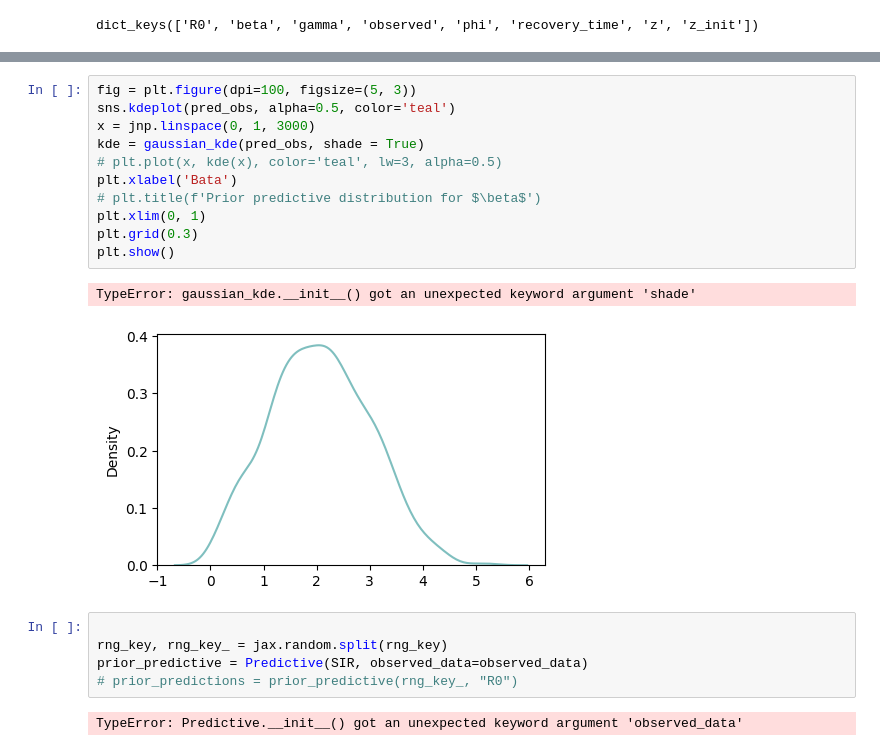
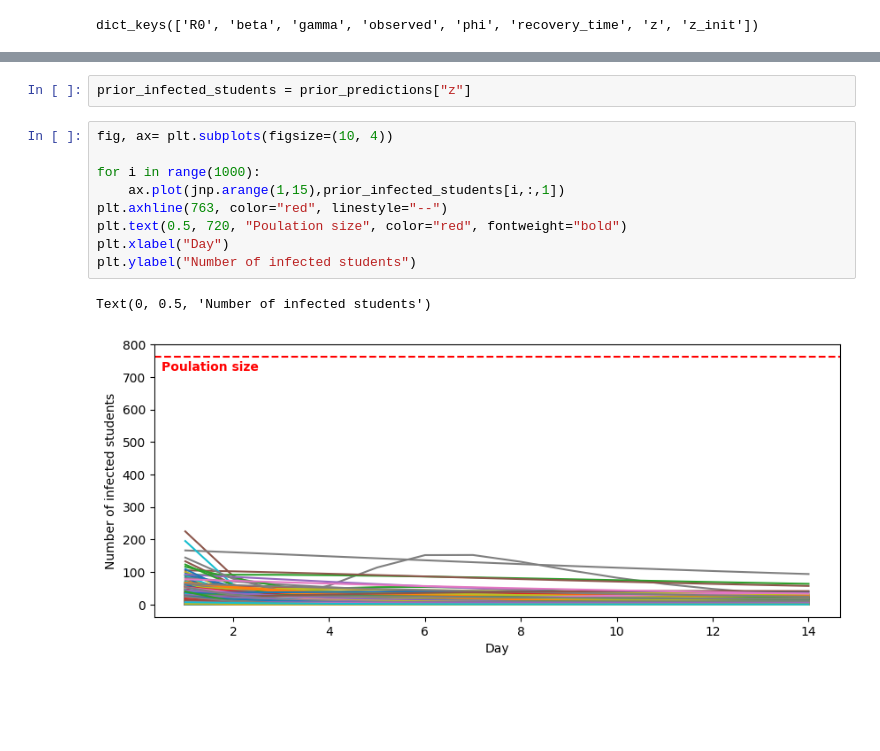
Before and after one commit to koomited/bayesian-epidemiology-project, a Jupyter notebook: project.ipynb, the cells around one changed output, grey strips where cells are left out. Saved outputs shown, nothing was run; the diff lists cells and outputs as text; blank space fills up the shorter version.

```diff
--- a/project.ipynb
+++ b/project.ipynb
@@ -239,21 +233,14 @@ hpdi_prior_pred = hpdi(pred_obs, 0.89)
-# %%
-fig = plt.figure(dpi=100, figsize=(5, 3))
-sns.kdeplot(pred_obs, alpha=0.5, color='teal')
-x = jnp.linspace(0, 1, 3000)
-kde = gaussian_kde(pred_obs, shade = True)
-# plt.plot(x, kde(x), color='teal', lw=3, alpha=0.5)
-plt.xlabel('Bata')
-# plt.title(f'Prior predictive distribution for $\beta$')
-plt.xlim(0, 1)
-plt.grid(0.3)
-plt.show()
-# %% [output]
-TypeError: gaussian_kde.__init__() got an unexpected keyword argument 'shade'
-[figure, removed]
-# %%
-
-rng_key, rng_key_ = jax.random.split(rng_key)
-prior_predictive = Predictive(SIR, observed_data=observed_data)
-# prior_predictions = prior_predictive(rng_key_, "R0")
-# %% [output]
-TypeError: Predictive.__init__() got an unexpected keyword argument 'observed_data'
+# %%
+prior_infected_students = prior_predictions["z"]
+# %%
+fig, ax= plt.subplots(figsize=(10, 4))
+
+for i in range(1000):
+    ax.plot(jnp.arange(1,15),prior_infected_students[i,:,1])
+plt.axhline(763, color="red", linestyle="--")
+plt.text(0.5, 720, "Poulation size", color="red", fontweight="bold")
+plt.xlabel("Day")
+plt.ylabel("Number of infected students")
+# %% [output]
+Text(0, 0.5, 'Number of infected students')
+[figure, added]
```
Also changed, not shown: parts of 15 cells of this notebook.
